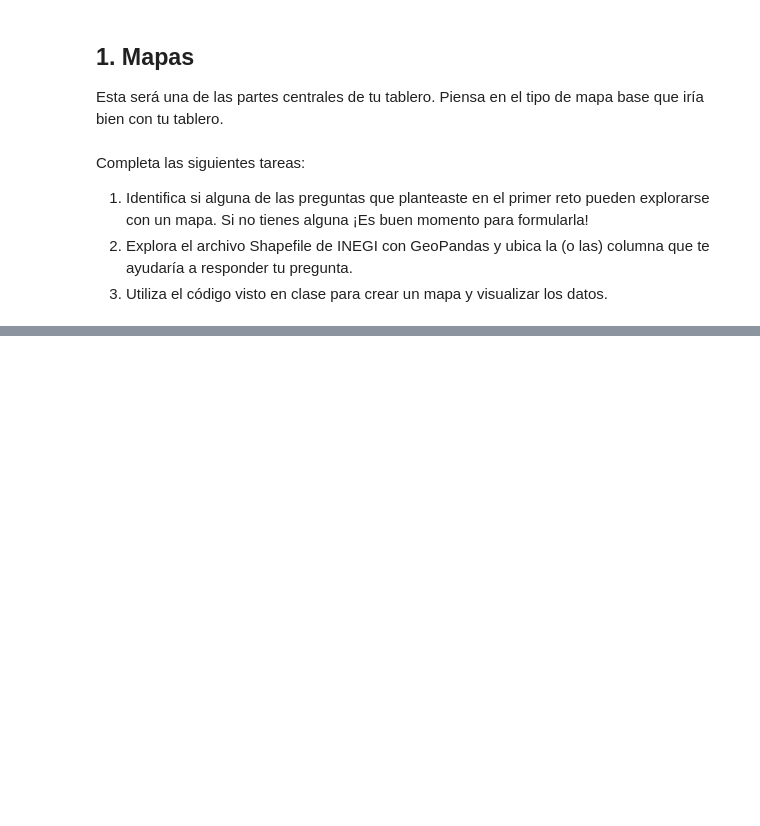
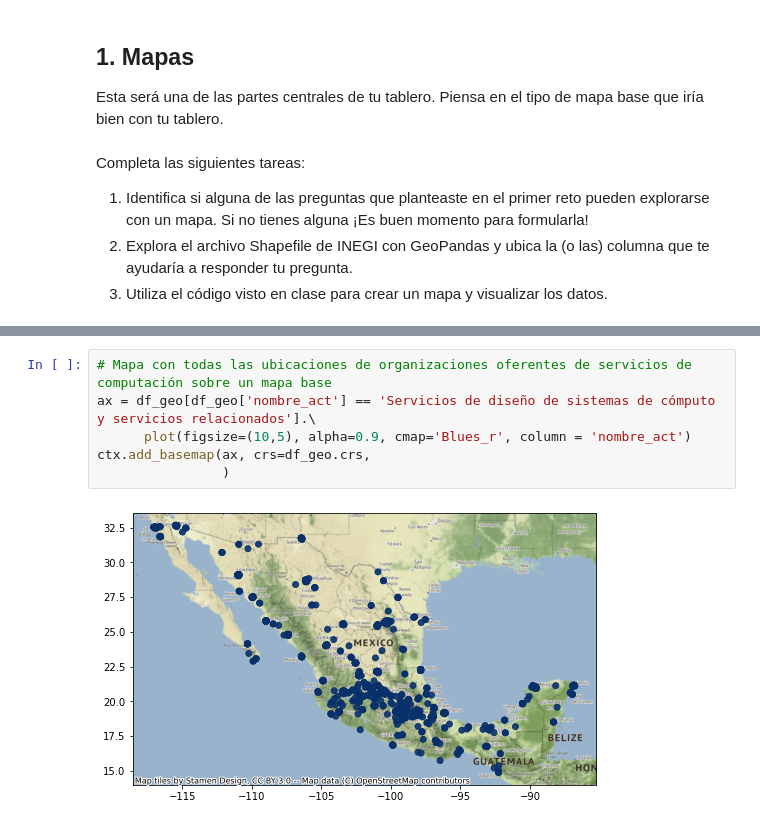
Before and after one commit to DanielEduardoLopez/DEVF-DataVisualization, a Jupyter notebook: Part4_Challenge_INEGI.ipynb, the cells around one changed output, grey strips where cells are left out. Drawn from its saved outputs; the diff is of its cells as text; blank space fills up the shorter version.

```diff
--- a/Part4_Challenge_INEGI.ipynb
+++ b/Part4_Challenge_INEGI.ipynb
@@ -19,0 +338,8 @@ Completa las siguientes tareas:
+# %%
+# Mapa con todas las ubicaciones de organizaciones oferentes de servicios de computación sobre un mapa base
+ax = df_geo[df_geo['nombre_act'] == 'Servicios de diseño de sistemas de cómputo y servicios relacionados'].\
+      plot(figsize=(10,5), alpha=0.9, cmap='Blues_r', column = 'nombre_act')
+ctx.add_basemap(ax, crs=df_geo.crs,
+                )
+# %% [output]
+[figure, added]
```
Also changed, not shown: parts of 34 cells of this notebook.
